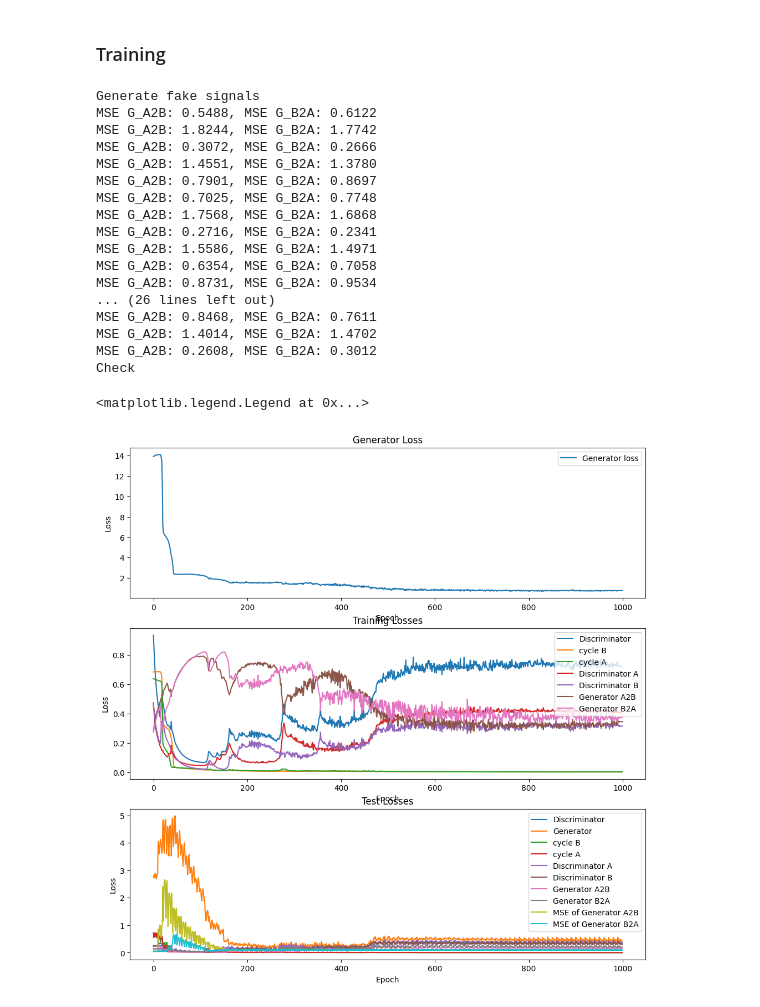
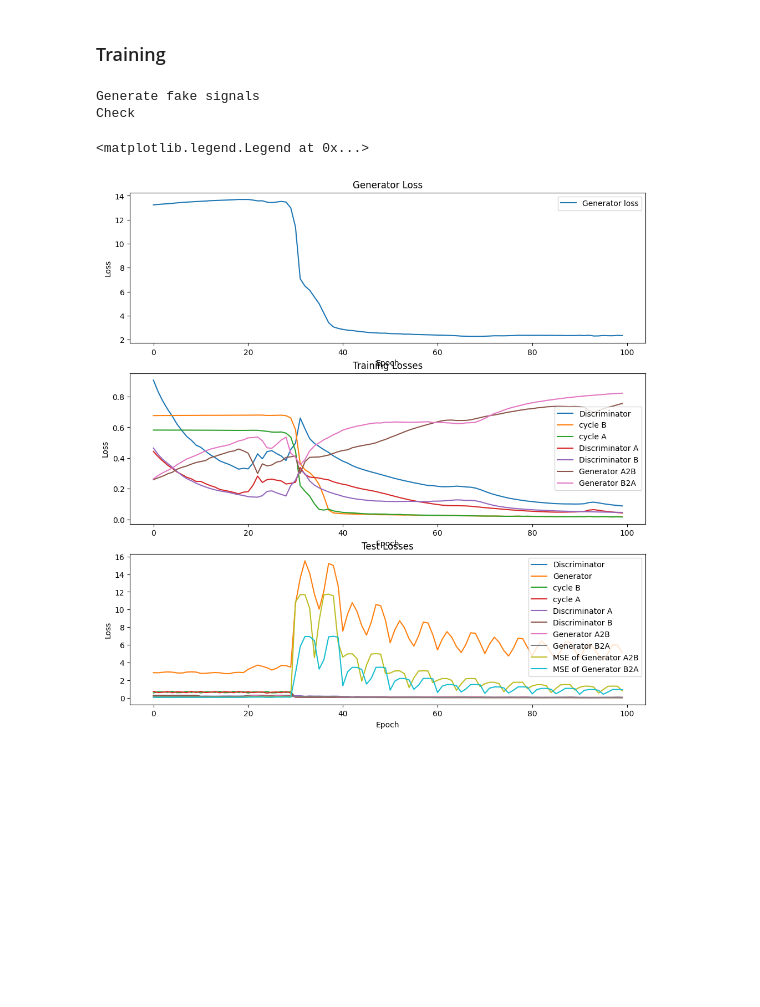
Before and after one commit to Johann4DL/Cycle-Consistent-Prediction-of-Cardiovascular-Signal-Data, a Jupyter notebook: sin_&_cos_data.ipynb, the cells around one changed output. Cells and saved outputs as stored; diff of their text form; code cells hidden in the pictures; blank space fills up the shorter version.

Commit message:
forgot to save

```diff
--- a/sin_&_cos_data.ipynb
+++ b/sin_&_cos_data.ipynb
@@ -253,7 +253,7 @@ LEARNING_RATE = 1e-5  # 1e-5 works well
 LAMBDA_IDENTITY = 0.1
 LAMBDA_CYCLE = 10.0
 NUM_WORKERS = 10
-NUM_EPOCHS = 1000
+NUM_EPOCHS = 100
 LR_DECAY_AFTER_EPOCH = 400  # if LR_DECAY_AFTER_EPOCH = NUM_EPOCHS -> no decay
 GENERATION_AFTER_EPOCH = NUM_EPOCHS # generate a signal after the last epoch
 LOAD_MODEL = False
@@ -502,7 +502,7 @@ for epoch in range(NUM_EPOCHS):
                 test_d_B_loss = mse(disc_B(sig_B), torch.ones_like(disc_B(sig_B))) + mse(disc_B(fake_B), torch.zeros_like(disc_B(fake_B)))
 
                 # ----- generator loss ----- #
-                test_g_loss = test_g_A_loss + test_g_B_loss + test_cycle_B_loss + test_cycle_A_loss + id_B_loss + id_A_loss
+                test_g_loss = test_g_A_loss + test_g_B_loss + id_B_loss + id_A_loss  + test_cycle_B_loss + test_cycle_A_loss
                 test_d_loss = (test_d_A_loss + test_d_B_loss) / 2
 
                 # save losses
@@ -526,7 +526,8 @@ for epoch in range(NUM_EPOCHS):
 
             if (epoch+1) % GENERATION_AFTER_EPOCH == 0:
                 print('Generate fake signals')
-                utils.save_predictions(gen_loader, gen_B, gen_A, fake_A, fake_B, DEVICE, mse)
+                # loader, gen_A2B, gen_B2A, DEVICE
+                utils.save_predictions(gen_loader, gen_B, gen_A, DEVICE)
                 print('Check')
 
         # activate training mode again
@@ -554,49 +555,34 @@ ax[0].set_title('Generator Loss')
 ax[0].legend()
 ax[1].plot(train_losses['d_loss'], label='Discriminator')
 ax[1].plot(train_losses['cycle_B_loss'], label='cycle B')
 ax[1].plot(train_losses['cycle_A_loss'], label='cycle A')
 ax[1].plot(train_losses['disc_A_loss'], label='Discriminator A')
 ax[1].plot(train_losses['disc_B_loss'], label='Discriminator B')
 ax[1].plot(train_losses['gen_A2B_loss'], label='Generator A2B')
 ax[1].plot(train_losses['gen_B2A_loss'], label='Generator B2A')
 ax[1].set_xlabel('Epoch')
 ax[1].set_ylabel('Loss')
 ax[1].set_title('Training Losses')
 ax[1].legend()
 ax[2].plot(test_losses['d_loss'], label='Discriminator')
 ax[2].plot(test_losses['g_loss'], label='Generator')
 ax[2].plot(test_losses['cycle_B_loss'], label='cycle B')
 ax[2].plot(test_losses['cycle_A_loss'], label='cycle A')
 ax[2].plot(test_losses['disc_A_loss'], label='Discriminator A')
 ax[2].plot(test_losses['disc_B_loss'], label='Discriminator B')
 ax[2].plot(test_losses['gen_A2B_loss'], label='Generator A2B')
 ax[2].plot(test_losses['gen_B2A_loss'], label='Generator B2A')
 ax[2].plot(test_losses['mse_G_A2B'], label='MSE of Generator A2B')
 ax[2].plot(test_losses['mse_G_B2A'], label='MSE of Generator B2A')
 ax[2].set_xlabel('Epoch')
 ax[2].set_ylabel('Loss')
 ax[2].set_title('Test Losses')
 ax[2].legend()
 # %% [output]
 Generate fake signals
-MSE G_A2B: 0.5488, MSE G_B2A: 0.6122
-MSE G_A2B: 1.8244, MSE G_B2A: 1.7742
-MSE G_A2B: 0.3072, MSE G_B2A: 0.2666
-MSE G_A2B: 1.4551, MSE G_B2A: 1.3780
-MSE G_A2B: 0.7901, MSE G_B2A: 0.8697
-MSE G_A2B: 0.7025, MSE G_B2A: 0.7748
-MSE G_A2B: 1.7568, MSE G_B2A: 1.6868
-MSE G_A2B: 0.2716, MSE G_B2A: 0.2341
-MSE G_A2B: 1.5586, MSE G_B2A: 1.4971
-MSE G_A2B: 0.6354, MSE G_B2A: 0.7058
-MSE G_A2B: 0.8731, MSE G_B2A: 0.9534
-... (26 lines left out)
-MSE G_A2B: 0.8468, MSE G_B2A: 0.7611
-MSE G_A2B: 1.4014, MSE G_B2A: 1.4702
-MSE G_A2B: 0.2608, MSE G_B2A: 0.3012
 Check
 <matplotlib.legend.Legend at 0x...>
-[figure, old version]
+[figure, new version]
 # %%
 # load csv
 df = pd.read_csv('generated_signals.csv')
```
Also changed, not shown: parts of 1 cell of this notebook, 1 other file.
